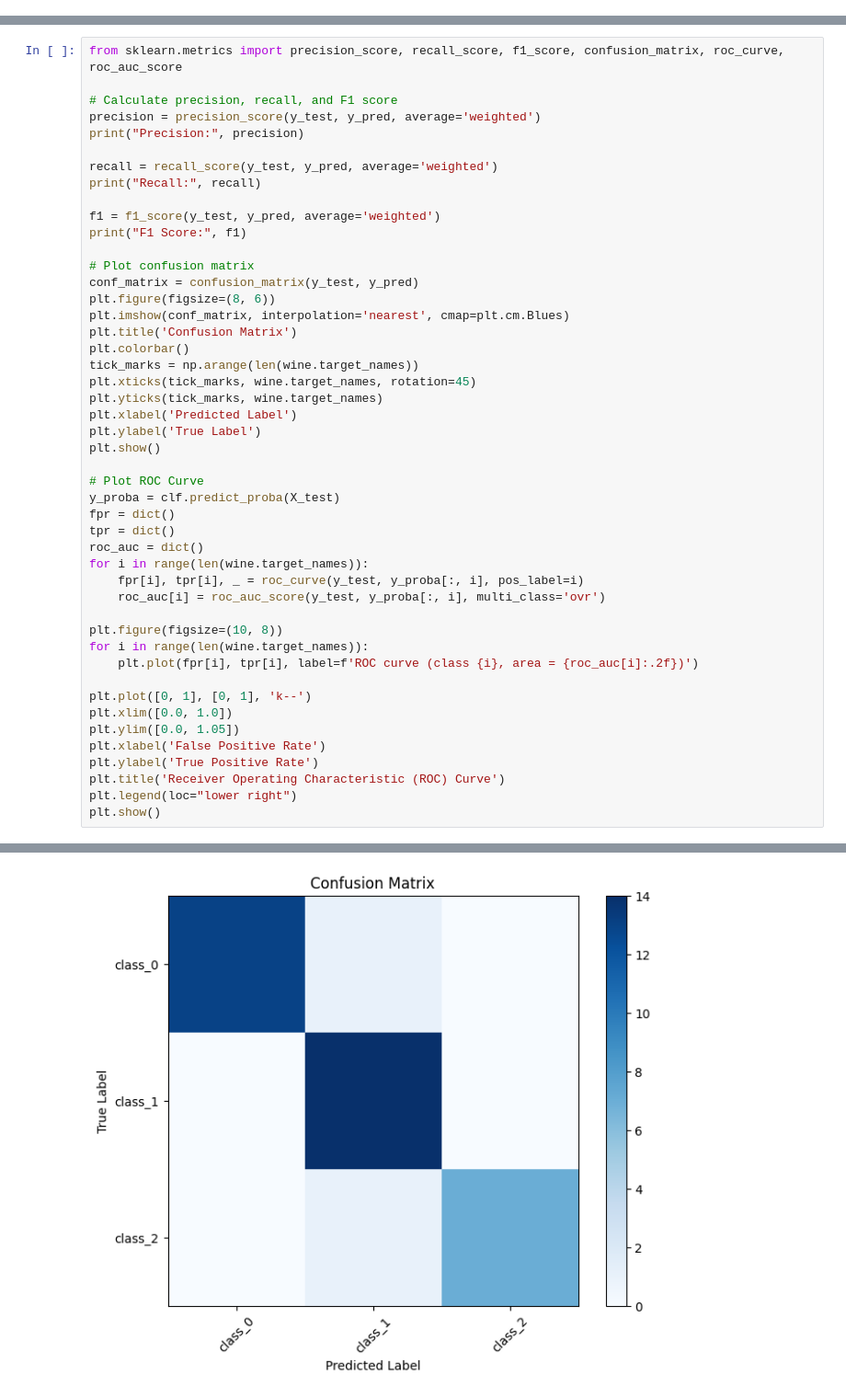
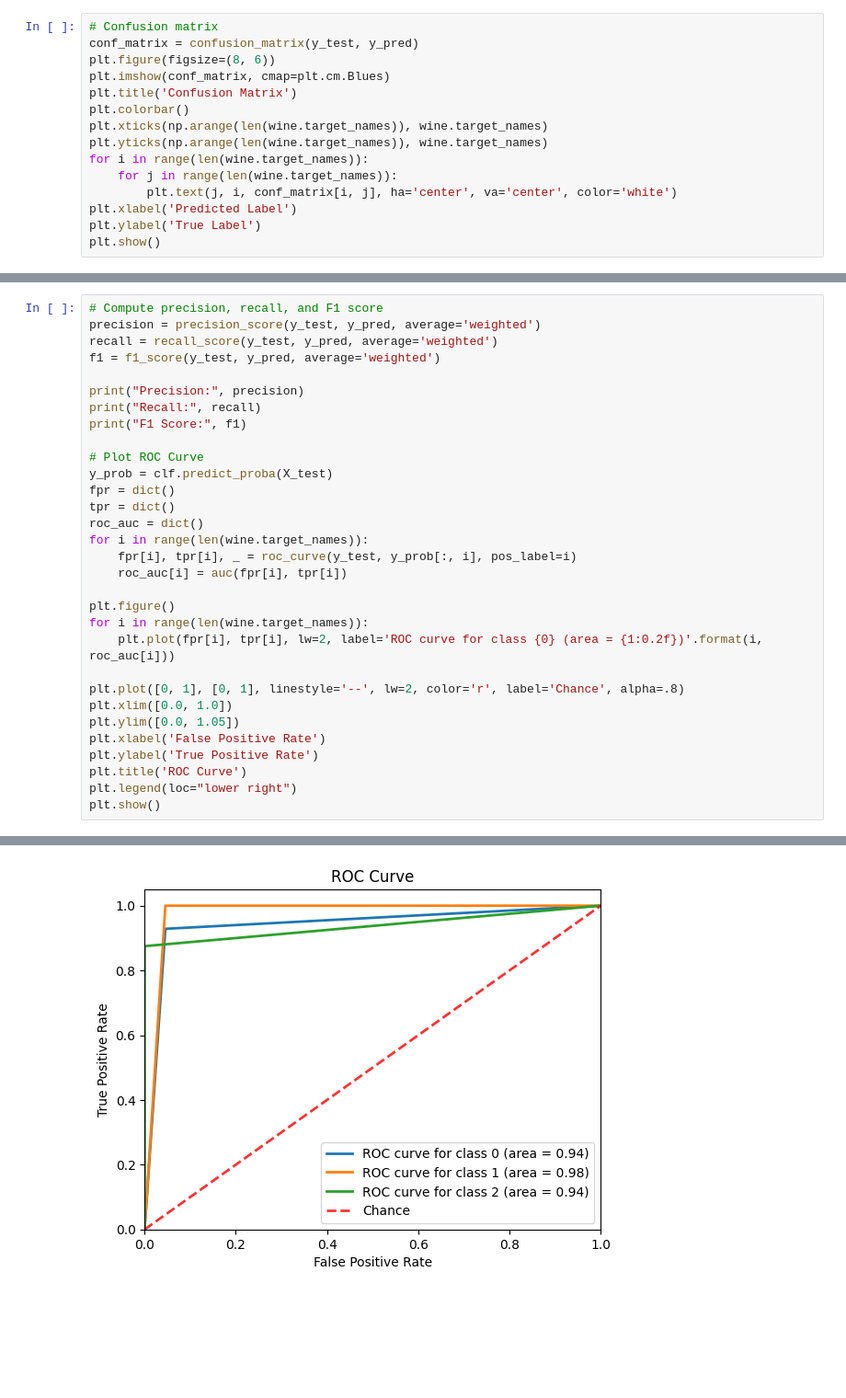
Before and after one commit to Najlalala007/Machine-Learning, a Jupyter notebook: ML_Task6(Classification).ipynb, the cells around one changed output, grey strips where cells are left out. Shown at 92% size. Saved outputs shown, nothing was run; the diff lists cells and outputs as text; blank space fills up the shorter version.

```diff
--- a/ML_Task6(Classification).ipynb
+++ b/ML_Task6(Classification).ipynb
@@ -60,0 +53,15 @@ weighted avg       0.95      0.94      0.94        36
+# %%
+# Confusion matrix
+conf_matrix = confusion_matrix(y_test, y_pred)
+plt.figure(figsize=(8, 6))
+plt.imshow(conf_matrix, cmap=plt.cm.Blues)
+plt.title('Confusion Matrix')
+plt.colorbar()
+plt.xticks(np.arange(len(wine.target_names)), wine.target_names)
+plt.yticks(np.arange(len(wine.target_names)), wine.target_names)
+for i in range(len(wine.target_names)):
+    for j in range(len(wine.target_names)):
+        plt.text(j, i, conf_matrix[i, j], ha='center', va='center', color='white')
+plt.xlabel('Predicted Label')
+plt.ylabel('True Label')
+plt.show()
@@ -61,48 +70,32 @@ weighted avg       0.95      0.94      0.94        36
 # %%
-from sklearn.metrics import precision_score, recall_score, f1_score, confusion_matrix, roc_curve, roc_auc_score
+# Compute precision, recall, and F1 score
+precision = precision_score(y_test, y_pred, average='weighted')
+recall = recall_score(y_test, y_pred, average='weighted')
+f1 = f1_score(y_test, y_pred, average='weighted')
 
-# Calculate precision, recall, and F1 score
-precision = precision_score(y_test, y_pred, average='weighted')
 print("Precision:", precision)
-
-recall = recall_score(y_test, y_pred, average='weighted')
 print("Recall:", recall)
-
-f1 = f1_score(y_test, y_pred, average='weighted')
 print("F1 Score:", f1)
 
-# Plot confusion matrix
-conf_matrix = confusion_matrix(y_test, y_pred)
-plt.figure(figsize=(8, 6))
-plt.imshow(conf_matrix, interpolation='nearest', cmap=plt.cm.Blues)
-plt.title('Confusion Matrix')
-plt.colorbar()
-tick_marks = np.arange(len(wine.target_names))
-plt.xticks(tick_marks, wine.target_names, rotation=45)
-plt.yticks(tick_marks, wine.target_names)
-plt.xlabel('Predicted Label')
-plt.ylabel('True Label')
-plt.show()
-
 # Plot ROC Curve
-y_proba = clf.predict_proba(X_test)
+y_prob = clf.predict_proba(X_test)
 fpr = dict()
 tpr = dict()
 roc_auc = dict()
 for i in range(len(wine.target_names)):
-    fpr[i], tpr[i], _ = roc_curve(y_test, y_proba[:, i], pos_label=i)
-    roc_auc[i] = roc_auc_score(y_test, y_proba[:, i], multi_class='ovr')
+    fpr[i], tpr[i], _ = roc_curve(y_test, y_prob[:, i], pos_label=i)
+    roc_auc[i] = auc(fpr[i], tpr[i])
 
-plt.figure(figsize=(10, 8))
+plt.figure()
 for i in range(len(wine.target_names)):
-    plt.plot(fpr[i], tpr[i], label=f'ROC curve (class {i}, area = {roc_auc[i]:.2f})')
+    plt.plot(fpr[i], tpr[i], lw=2, label='ROC curve for class {0} (area = {1:0.2f})'.format(i, roc_auc[i]))
 
-plt.plot([0, 1], [0, 1], 'k--')
+plt.plot([0, 1], [0, 1], linestyle='--', lw=2, color='r', label='Chance', alpha=.8)
 plt.xlim([0.0, 1.0])
 plt.ylim([0.0, 1.05])
 plt.xlabel('False Positive Rate')
 plt.ylabel('True Positive Rate')
-plt.title('Receiver Operating Characteristic (ROC) Curve')
+plt.title('ROC Curve')
 plt.legend(loc="lower right")
 plt.show()
 # %% [output]
@@ -112 +105 @@ F1 Score: 0.9448559670781894
-[figure, old version]
+[figure, new version]
```
Also changed, not shown: parts of 7 cells of this notebook.
